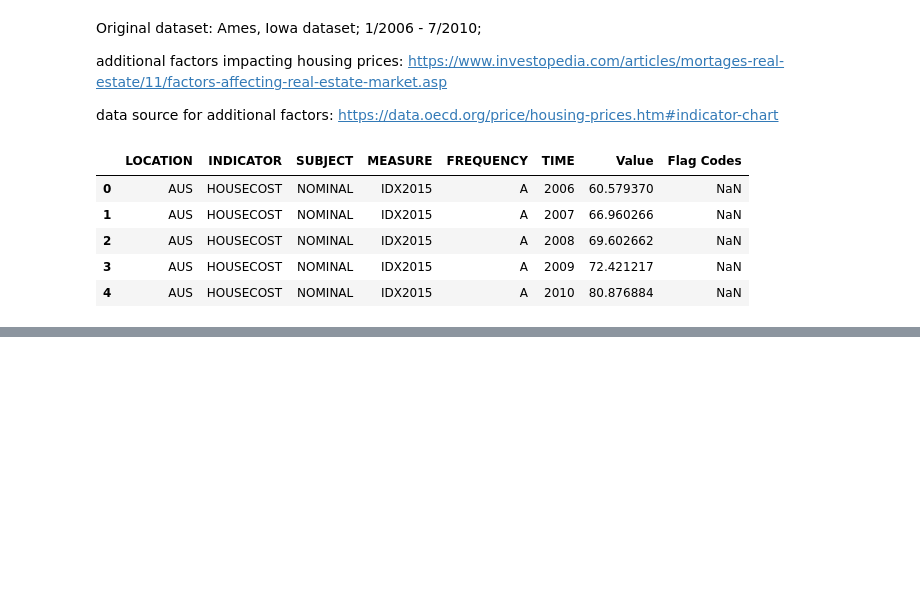
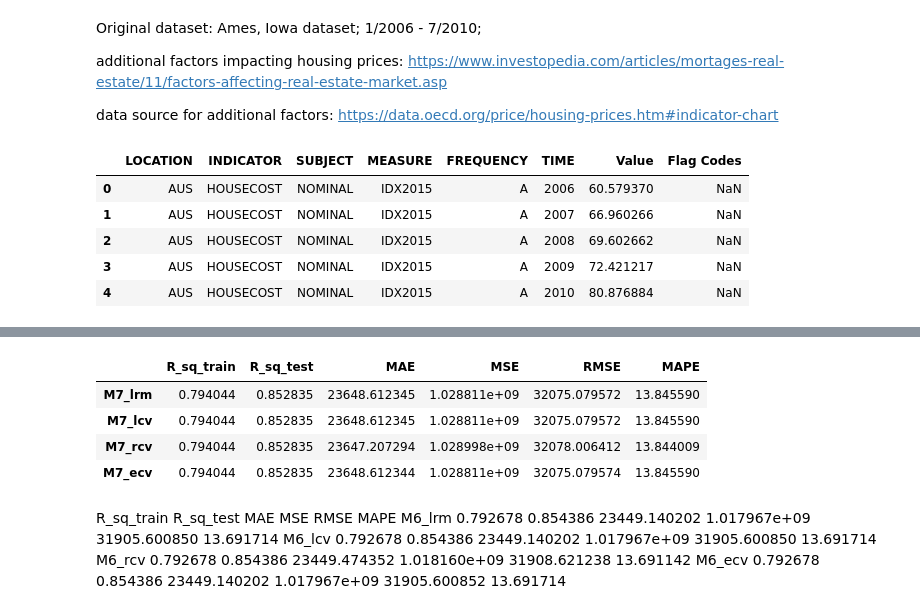
Before and after one commit to kathieking/Thinkful, a Jupyter notebook: check19_8_challenge.ipynb, the cells around one changed output, grey strips where cells are left out. Cells and saved outputs as stored; diff of their text form; code cells hidden in the pictures; blank space fills up the shorter version.

```diff
--- a/check19_8_challenge.ipynb
+++ b/check19_8_challenge.ipynb
@@ -995,0 +911,3 @@ oecd_df.info()
+# %%
+#dropping non-useful factors
+prices_oecd_df = prices_oecd_df.drop(['LOCATION', 'INDICATOR', 'MEASURE', 'FREQUENCY', 'TIME', 'Flag Codes'], axis = 1)
@@ -995,0 +924,2 @@ oecd_df.info()
+# %%
+prices_oecd_df['Value'].fillna((prices_oecd_df['Value'].mean()), inplace=True)
@@ -996,2 +946,2 @@ oecd_df.info()
 # %%
-oecd_df.drop(['Flag Codes'], axis = 1)
+prices_oecd_df = prices_oecd_df.drop(['SUBJECT'], axis = 1)
@@ -997,0 +1138,25 @@ oecd_df.drop(['Flag Codes'], axis = 1)
+# %%
+elastic_cv = ElasticNetCV(alphas=alphas, cv=5)
+elastic_cv.fit(X_train, y_train)
+
+# predictions
+y_preds_train = elastic_cv.predict(X_train)
+y_preds_test = elastic_cv.predict(X_test)
+
+
+ecv_R_sq_train = lasso_cv.score(X_train, y_train)
+ecv_R_sq_test = lasso_cv.score(X_test, y_test)
+ecv_MAE = mean_absolute_error(y_test, y_preds_test)
+ecv_MSE = mse(y_test, y_preds_test)
+ecv_RMSE = rmse(y_test, y_preds_test)
+ecv_MAPE = np.mean(np.abs((y_test - y_preds_test) / y_test)) * 100
+
+
+print('Best alpha value is: {}'.format(elastic_cv.alpha_))
+print('R-squared of the model in the training set is: {}'.format(ecv_R_sq_train))
+print('-----Test set statistics-----')
+print('R-squared of the model in the test set is: {}'.format(ecv_R_sq_test))
+print('Mean absolute error of the prediction is: {}'.format(ecv_MAE))
+print('Mean squared error of the prediction is: {}'.format(ecv_MSE))
+print('Root mean squared error of the prediction is: {}'.format(ecv_RMSE))
+print('Mean absolute percentage error of the prediction is: {}'.format(ecv_MAPE))
@@ -997,0 +1172,23 @@ oecd_df.drop(['Flag Codes'], axis = 1)
+# %%
+# initialise data of lists.
+data = {'R_sq_train':[R_sq_train, lcv_R_sq_train, rcv_R_sq_train, ecv_R_sq_train], 'R_sq_test':[R_sq_test, lcv_R_sq_test, rcv_R_sq_test, ecv_R_sq_test],
+       'MAE': [MAE, lcv_MAE, rcv_MAE, ecv_MAE ], 'MSE': [MSE, lcv_MSE, rcv_MSE, ecv_MSE], 'RMSE': [RMSE, lcv_RMSE, rcv_RMSE, ecv_RMSE],
+       'MAPE': [MAPE, lcv_MAPE, rcv_MAPE, ecv_MAPE]}
+
+# Creates pandas DataFrame.
+model_statsM7_compare = pd.DataFrame(data, index =['M7_lrm', 'M7_lcv', 'M7_rcv', 'M7_ecv'])
+
+# print the data
+model_statsM7_compare
+# %% [output]
+|  | R_sq_train | R_sq_test | MAE | MSE | RMSE | MAPE |
+| M7_lrm | 0.794044 | 0.852835 | 23648.612345 | 1.028811e+09 | 32075.079572 | 13.845590 |
+| M7_lcv | 0.794044 | 0.852835 | 23648.612345 | 1.028811e+09 | 32075.079572 | 13.845590 |
+| M7_rcv | 0.794044 | 0.852835 | 23647.207294 | 1.028998e+09 | 32078.006412 | 13.844009 |
+| M7_ecv | 0.794044 | 0.852835 | 23648.612344 | 1.028811e+09 | 32075.079574 | 13.845590 |
+# %% [markdown]
+R_sq_train 	R_sq_test 	MAE 	MSE 	RMSE 	MAPE
+M6_lrm 	0.792678 	0.854386 	23449.140202 	1.017967e+09 	31905.600850 	13.691714
+M6_lcv 	0.792678 	0.854386 	23449.140202 	1.017967e+09 	31905.600850 	13.691714
+M6_rcv 	0.792678 	0.854386 	23449.474352 	1.018160e+09 	31908.621238 	13.691142
+M6_ecv 	0.792678 	0.854386 	23449.140202 	1.017967e+09 	31905.600852 	13.691714
```
Also changed, not shown: parts of 34 cells of this notebook.
